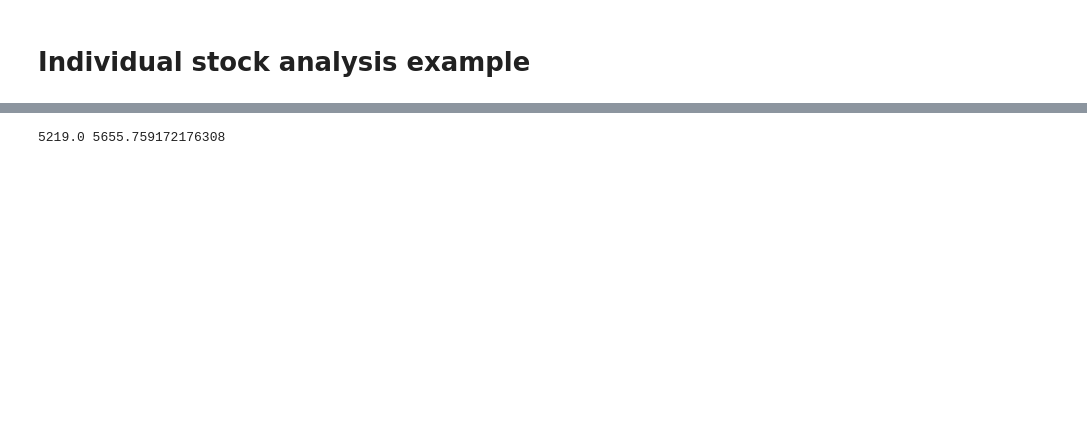
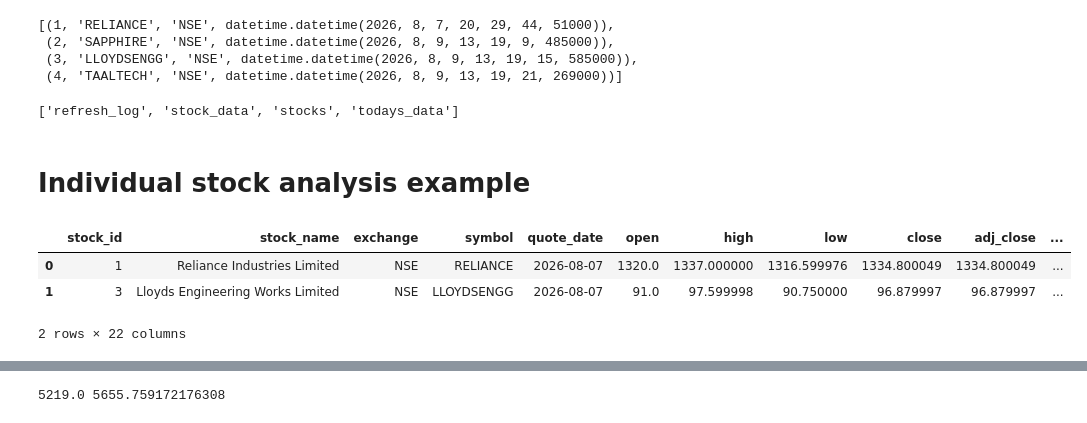
Before and after one commit to Rockeydey/stock_analysis_tool, a Jupyter notebook: eda.ipynb, the cells around one changed output, grey strips where cells are left out. Cells and saved outputs as stored; diff of their text form; code cells hidden in the pictures; blank space fills up the shorter version.

```diff
--- a/eda.ipynb
+++ b/eda.ipynb
@@ -47,0 +25,15 @@ Number of unique stocks: 353
+# %%
+from src.duck_db_utils import get_conn
+conn = get_conn()
+conn.execute("SELECT * FROM stocks LIMIT 5").fetchall()
+# %% [output]
+[(1, 'RELIANCE', 'NSE', datetime.datetime(2026, 8, 7, 20, 29, 44, 51000)),
+ (2, 'SAPPHIRE', 'NSE', datetime.datetime(2026, 8, 9, 13, 19, 9, 485000)),
+ (3, 'LLOYDSENGG', 'NSE', datetime.datetime(2026, 8, 9, 13, 19, 15, 585000)),
+ (4, 'TAALTECH', 'NSE', datetime.datetime(2026, 8, 9, 13, 19, 21, 269000))]
+# %%
+from src.duck_db_utils import get_db_table_names, get_conn
+conn = get_conn()
+get_db_table_names(conn)
+# %% [output]
+['refresh_log', 'stock_data', 'stocks', 'todays_data']
@@ -54,6 +52,15 @@ stock_data = price_df[price_df['stock_name'] == stock_name].copy()
 stock_metadata = {
     'stock_name': stock_name
 }
+# %%
+todays_data = get_table_data(conn, "todays_data")
+todays_data.head(2)
+# todays_data = todays_data[todays_data["stock_name"] == stock_name]
+# %% [output]
+|  | stock_id | stock_name | exchange | symbol | quote_date | open | high | low | close | adj_close | ... |
+| 0 | 1 | Reliance Industries Limited | NSE | RELIANCE | 2026-08-07 | 1320.0 | 1337.000000 | 1316.599976 | 1334.800049 | 1334.800049 | ... |
+| 1 | 3 | Lloyds Engineering Works Limited | NSE | LLOYDSENGG | 2026-08-07 | 91.0 | 97.599998 | 90.750000 | 96.879997 | 96.879997 | ... |
+2 rows × 22 columns
 # %%
 # Convert dates to numeric values for linear regression
 x = np.arange(len(stock_data))
```
Also changed, not shown: parts of 18 cells of this notebook, 15 other files.
